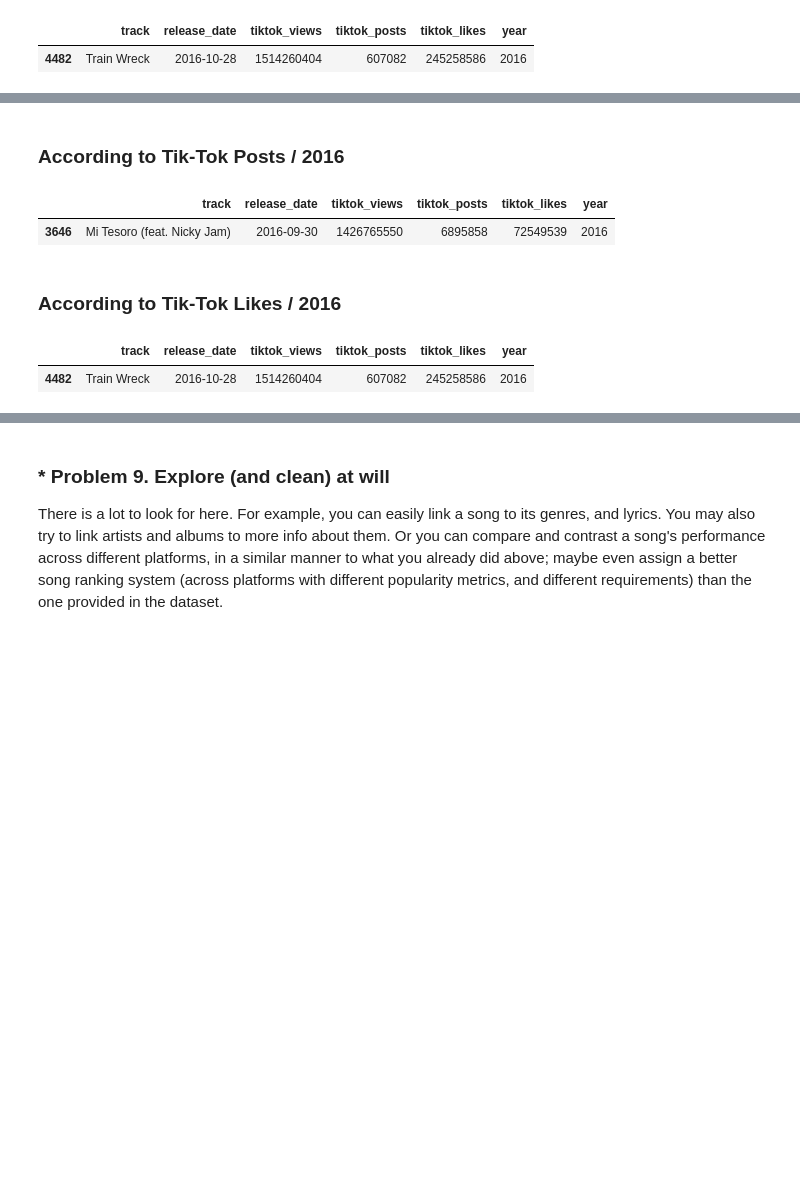
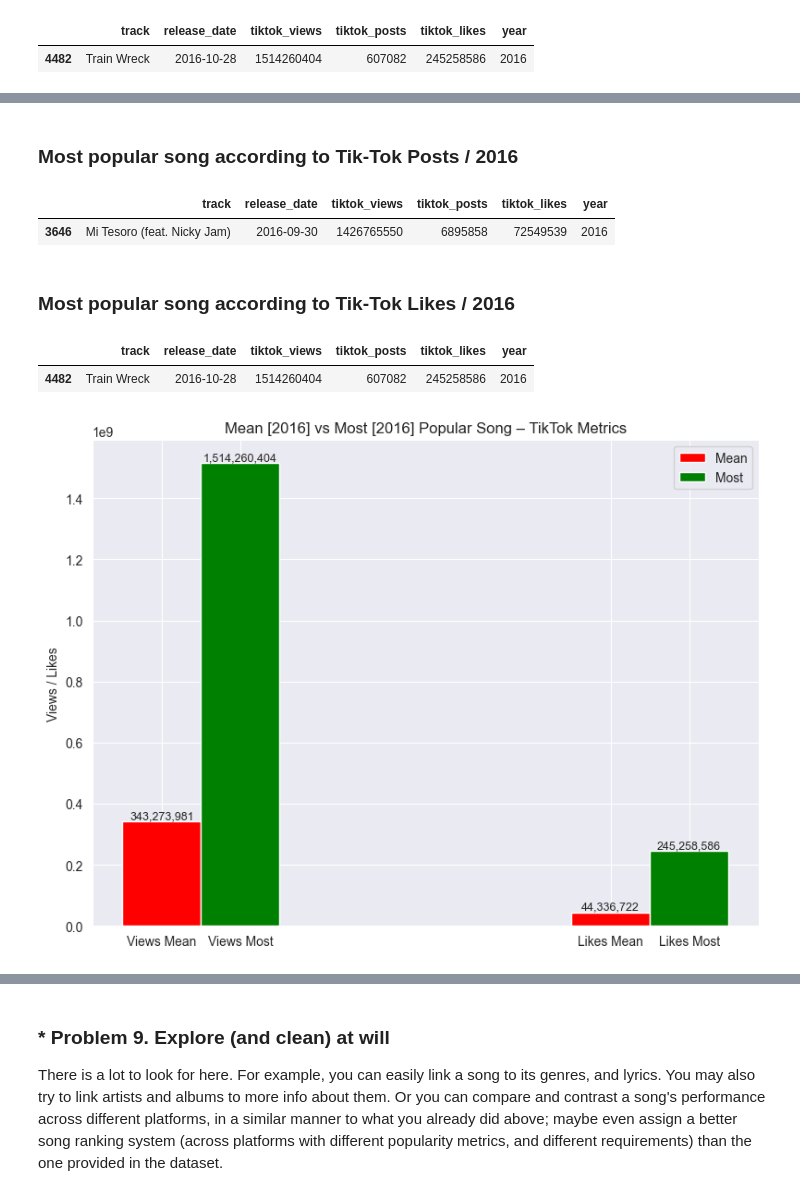
Before and after one commit to plamensve/Data_Science_Upskill_Softuni, a Jupyter notebook: 05_data_visualization_exploratory_data_analysis/Data Visualization and EDA Lab.ipynb, the cells around one changed output, grey strips where cells are left out. Cells and saved outputs as stored; diff of their text form; code cells hidden in the pictures; blank space fills up the shorter version.

```diff
--- a/05_data_visualization_exploratory_data_analysis/Data Visualization and EDA Lab.ipynb
+++ b/05_data_visualization_exploratory_data_analysis/Data Visualization and EDA Lab.ipynb
@@ -762,9 +764,12 @@ songs_after_tiktok_release_date
 4116 rows × 6 columns
 # %% [markdown]
 # Most popular song of 2016
+# %%
+RESEARCH_YEAR = 2016
 # %%
-songs_2016 = songs_after_tiktok_release_date.loc[songs_after_tiktok_release_date.year == 2016]
-songs_2016
+
+RESEARCH_YEAR = songs_after_tiktok_release_date.loc[songs_after_tiktok_release_date.year == RESEARCH_YEAR]
+RESEARCH_YEAR
 # %% [output]
 |  | track | release_date | tiktok_views | tiktok_posts | tiktok_likes | year |
 | 262 | Starboy | 2016-09-22 | 375498232 | 262780 | 52707882 | 2016 |
@@ -788,8 +793,8 @@ songs_2016
 # %%
 #Mean value of tiktok views, posts and likes for 2016
-tiktok_views_mean = songs_2016.tiktok_views.mean()
-tiktok_posts_mean = songs_2016.tiktok_posts.mean()
-tiktok_likes_mean = songs_2016.tiktok_likes.mean()
+tiktok_views_mean = RESEARCH_YEAR.tiktok_views.mean()
+tiktok_posts_mean = RESEARCH_YEAR.tiktok_posts.mean()
+tiktok_likes_mean = RESEARCH_YEAR.tiktok_likes.mean()
 summary_means = pd.DataFrame({
     'tiktok_views_mean': tiktok_views_mean,
     'tiktok_posts_mean': tiktok_posts_mean,
@@ -806,7 +811,7 @@ summary_means
 # %%
 #Most popular song according to views
-most_popular_song_views = songs_2016.loc[
-    songs_2016['tiktok_views'] == songs_2016['tiktok_views'].max()
+most_popular_song_views = RESEARCH_YEAR.loc[
+    RESEARCH_YEAR['tiktok_views'] == RESEARCH_YEAR['tiktok_views'].max()
 ]
 most_popular_song_views
 # %% [output]
@@ -863,4 +820,4 @@ plt.show()
 # %% [markdown]
-### According to Tik-Tok Posts / 2016
+### Most popular song according to Tik-Tok Posts / 2016
 # %%
 #Most popular song according to posts
@@ -872,6 +829,6 @@ most_popular_song_posts
 |  | track | release_date | tiktok_views | tiktok_posts | tiktok_likes | year |
 | 3646 | Mi Tesoro (feat. Nicky Jam) | 2016-09-30 | 1426765550 | 6895858 | 72549539 | 2016 |
 # %% [markdown]
-### According to Tik-Tok Likes / 2016
+### Most popular song according to Tik-Tok Likes / 2016
 # %%
 #Most popular song according to likes
@@ -882,3 +839,43 @@ most_popular_song_likes
 # %% [output]
 |  | track | release_date | tiktok_views | tiktok_posts | tiktok_likes | year |
 | 4482 | Train Wreck | 2016-10-28 | 1514260404 | 607082 | 245258586 | 2016 |
+# %%
+mean_values = summary_means.select_dtypes(include='number').iloc[0].values[:3]
+most_values = most_popular_song_views.select_dtypes(include='number').iloc[0].values[:3]
+
+bar_width = 0.35
+x = np.array([0, 2])
+
+fig, ax1 = plt.subplots(figsize=(8, 6))
+
+v1 = ax1.bar(x[0] - bar_width/2, mean_values[0], width=bar_width, color='red')
+v2 = ax1.bar(x[0] + bar_width/2, most_values[0], width=bar_width, color='green')
+
+
+l1 = ax1.bar(x[1] - bar_width/2, mean_values[2], width=bar_width, color='red')
+l2 = ax1.bar(x[1] + bar_width/2, most_values[2], width=bar_width, color='green')
+
+
+xtick_positions = [
+    x[0] - bar_width/2,
+    x[0] + bar_width/2,
+    x[1] - bar_width/2,
+    x[1] + bar_width/2,
+]
+xtick_labels = ['Views Mean', 'Views Most', 'Likes Mean', 'Likes Most']
+
+ax1.set_xticks(xtick_positions)
+ax1.set_xticklabels(xtick_labels)
+
+for bar in [v1, v2, l1, l2]:
+    for b in bar:
+        height = b.get_height()
+        ax1.text(b.get_x() + b.get_width()/2, height, f'{int(height):,}', ha='center', va='bottom', fontsize=9)
+
+ax1.set_ylabel('Views / Likes')
+ax1.legend(['Mean', 'Most'], loc='upper right')
+plt.title('Mean [2016] vs Most [2016] Popular Song – TikTok Metrics')
+plt.tight_layout()
+plt.show()
+# %% [output]
+[figure, added]
```
Also changed, not shown: parts of 14 cells of this notebook, 2 other files.
